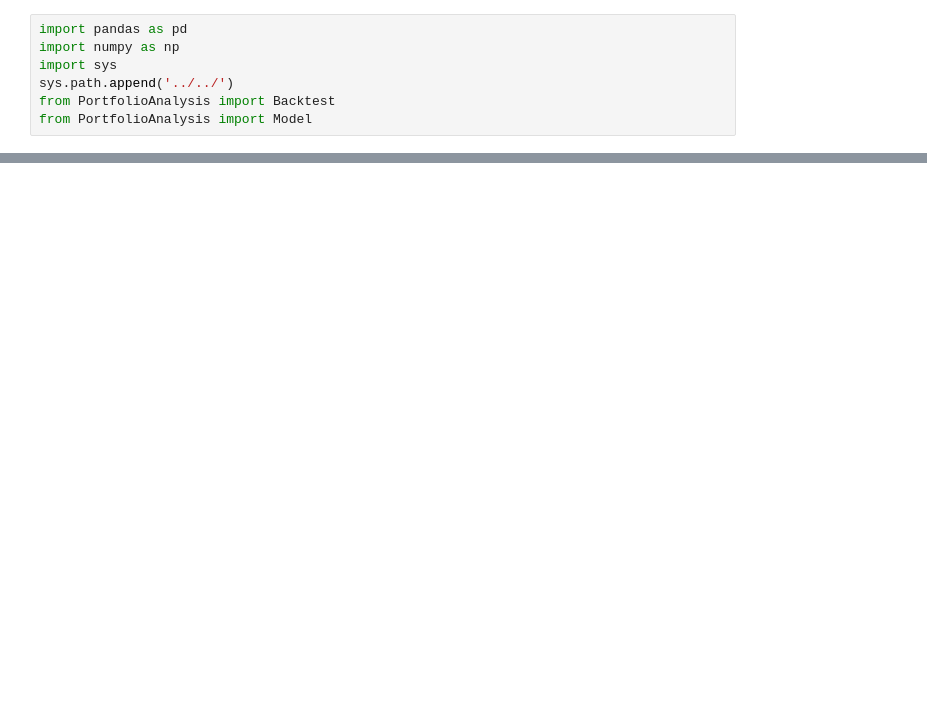
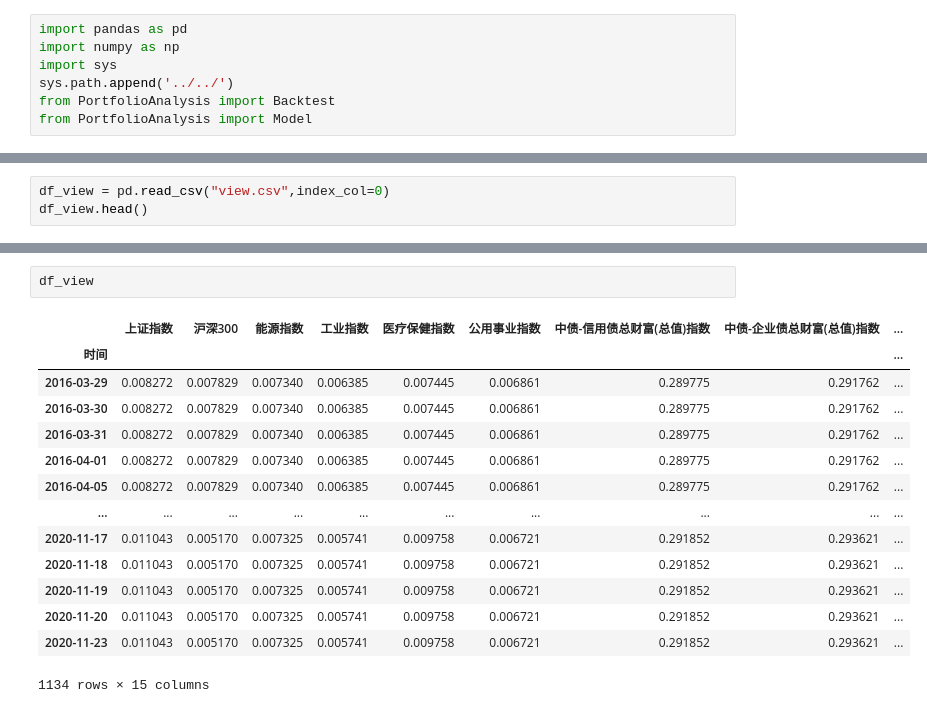
Before and after one commit to JZ-H/Portfolio_Analysis, a Jupyter notebook: Model/Risk_Parity_Model/RPModel_Backtest.ipynb, the cells around one changed output, grey strips where cells are left out. Drawn from its saved outputs; the diff is of its cells as text; blank space fills up the shorter version.

```diff
--- a/Model/Risk_Parity_Model/RPModel_Backtest.ipynb
+++ b/Model/Risk_Parity_Model/RPModel_Backtest.ipynb
@@ -28,0 +92,3 @@ ValueError: cannot reshape array of size 2406 into shape (6,3)
+# %%
+df_view = pd.read_csv("view.csv",index_col=0)
+df_view.head()
@@ -28,0 +133,17 @@ ValueError: cannot reshape array of size 2406 into shape (6,3)
+# %%
+df_view
+# %% [output]
+|  | 上证指数 | 沪深300 | 能源指数 | 工业指数 | 医疗保健指数 | 公用事业指数 | 中债-信用债总财富(总值)指数 | 中债-企业债总财富(总值)指数 | ... |
+| 时间 |  |  |  |  |  |  |  |  | ... |
+| 2016-03-29 | 0.008272 | 0.007829 | 0.007340 | 0.006385 | 0.007445 | 0.006861 | 0.289775 | 0.291762 | ... |
+| 2016-03-30 | 0.008272 | 0.007829 | 0.007340 | 0.006385 | 0.007445 | 0.006861 | 0.289775 | 0.291762 | ... |
+| 2016-03-31 | 0.008272 | 0.007829 | 0.007340 | 0.006385 | 0.007445 | 0.006861 | 0.289775 | 0.291762 | ... |
+| 2016-04-01 | 0.008272 | 0.007829 | 0.007340 | 0.006385 | 0.007445 | 0.006861 | 0.289775 | 0.291762 | ... |
+| 2016-04-05 | 0.008272 | 0.007829 | 0.007340 | 0.006385 | 0.007445 | 0.006861 | 0.289775 | 0.291762 | ... |
+| ... | ... | ... | ... | ... | ... | ... | ... | ... | ... |
+| 2020-11-17 | 0.011043 | 0.005170 | 0.007325 | 0.005741 | 0.009758 | 0.006721 | 0.291852 | 0.293621 | ... |
+| 2020-11-18 | 0.011043 | 0.005170 | 0.007325 | 0.005741 | 0.009758 | 0.006721 | 0.291852 | 0.293621 | ... |
+| 2020-11-19 | 0.011043 | 0.005170 | 0.007325 | 0.005741 | 0.009758 | 0.006721 | 0.291852 | 0.293621 | ... |
+| 2020-11-20 | 0.011043 | 0.005170 | 0.007325 | 0.005741 | 0.009758 | 0.006721 | 0.291852 | 0.293621 | ... |
+| 2020-11-23 | 0.011043 | 0.005170 | 0.007325 | 0.005741 | 0.009758 | 0.006721 | 0.291852 | 0.293621 | ... |
+1134 rows × 15 columns
```
Also changed, not shown: parts of 17 cells of this notebook, 1 other file.
